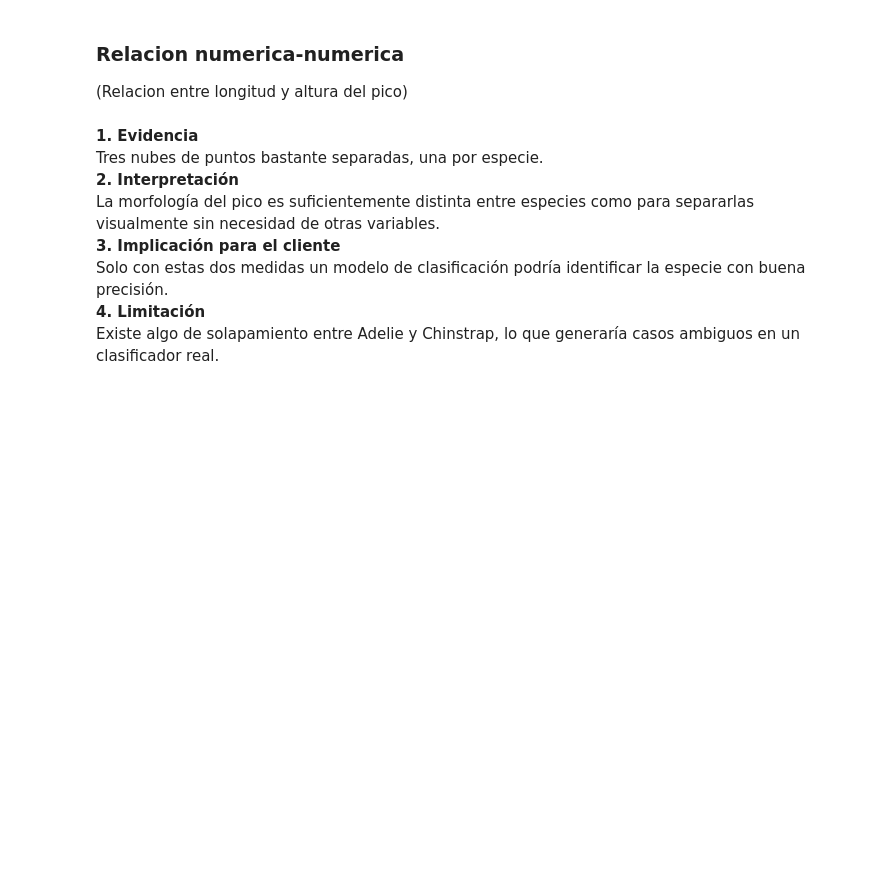
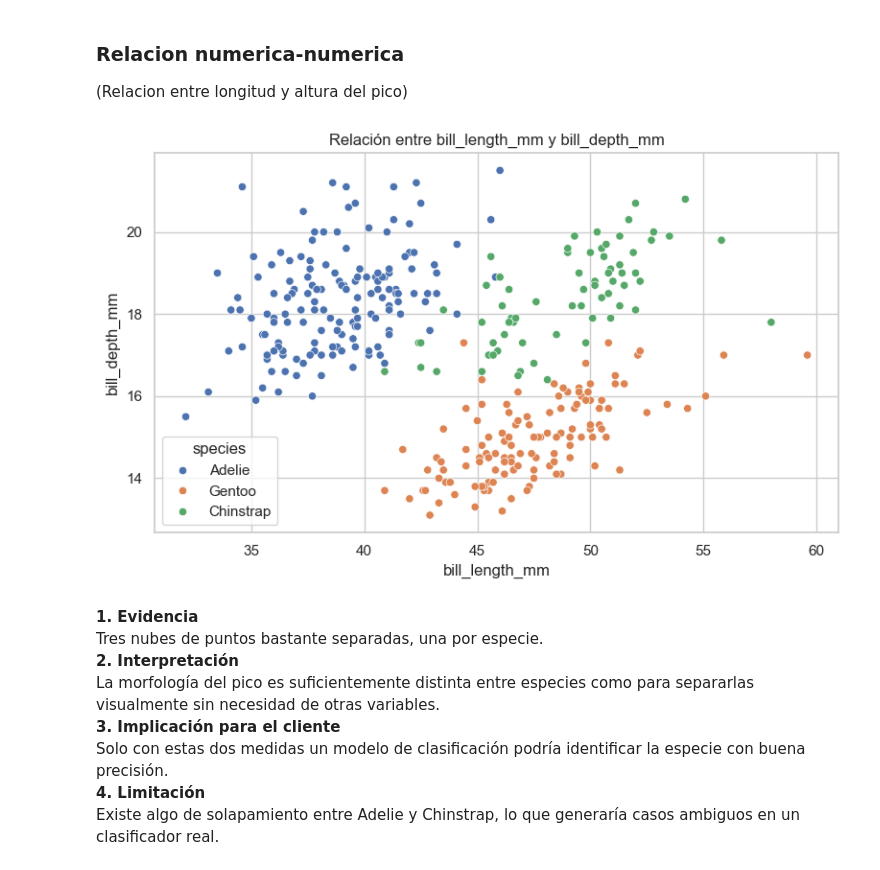
Before and after one commit to JosePuges/Proyecto-pinguino-Team-3, a Jupyter notebook: notebook/proyecto-curie-pinguinos.ipynb, the cells around one changed output. Drawn from its saved outputs; the diff is of its cells as text; code cells hidden in the pictures; blank space fills up the shorter version.

```diff
--- a/notebook/proyecto-curie-pinguinos.ipynb
+++ b/notebook/proyecto-curie-pinguinos.ipynb
@@ -445,9 +943,56 @@ Usad esta referencia para no confundir las medidas al interpretar relaciones ent
 ### Relacion numerica-numerica
 (Relacion entre longitud y altura del pico)
 # %%
-sns.scatterplot(data=df_limpio, x='bill_length_mm', y='bill_depth_mm', hue='species')
-plt.title('Relacion entre longitud y altura del pico')
-plt.show()
+import seaborn as sns
+import matplotlib.pyplot as plt
+
+def plot_scatter_penguins(
+    df,
+    x='bill_length_mm',
+    y='bill_depth_mm',
+    hue='species',
+    mode="notebook",
+    devolver_fig=False
+):
+
+    # Crear figura correctamente (evita duplicados)
+    fig, ax = plt.subplots(figsize=(8, 5))
+
+    sns.scatterplot(
+        data=df,
+        x=x,
+        y=y,
+        hue=hue,
+        ax=ax
+    )
+
+    ax.set_title(f'Relación entre {x} y {y}')
+    fig.tight_layout()
+
+    # Mostrar según entorno
+    if mode == "streamlit":
+        import streamlit as st
+        st.pyplot(fig)
+
+    elif mode == "notebook":
+        from IPython.display import display
+        display(fig)
+
+    elif mode == "none":
+        pass
+
+    else:
+        raise ValueError("mode inválido")
+
+    # Cerrar figura para evitar duplicados
+    plt.close(fig)
+
+    if devolver_fig:
+        return fig
+
+plot_scatter_penguins(df_limpio, mode="notebook", devolver_fig=False)
+# %% [output]
+[figure, added]
 # %% [markdown]
 **1. Evidencia**
 Tres nubes de puntos bastante separadas, una por especie.
```
Also changed, not shown: parts of 11 cells of this notebook, 11 other files.
